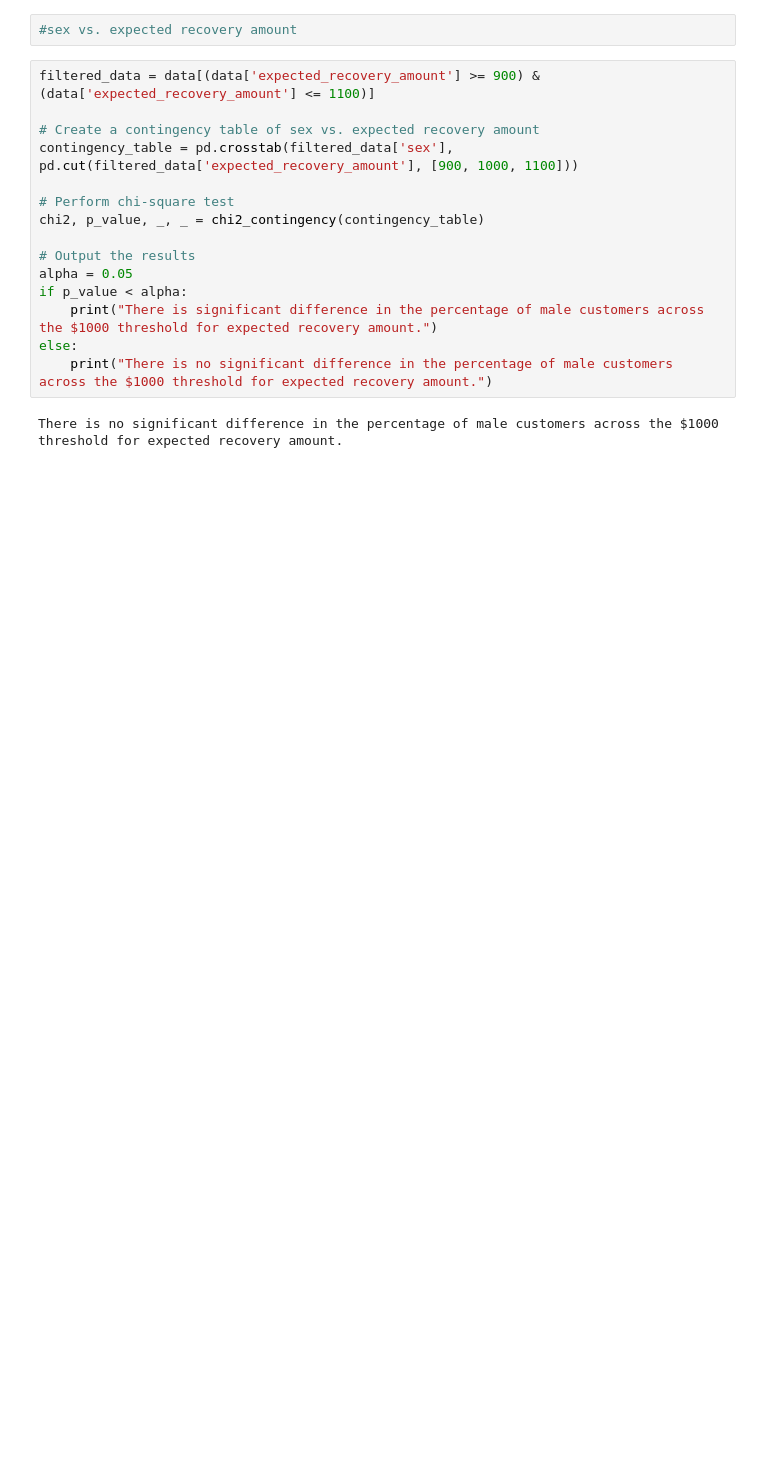
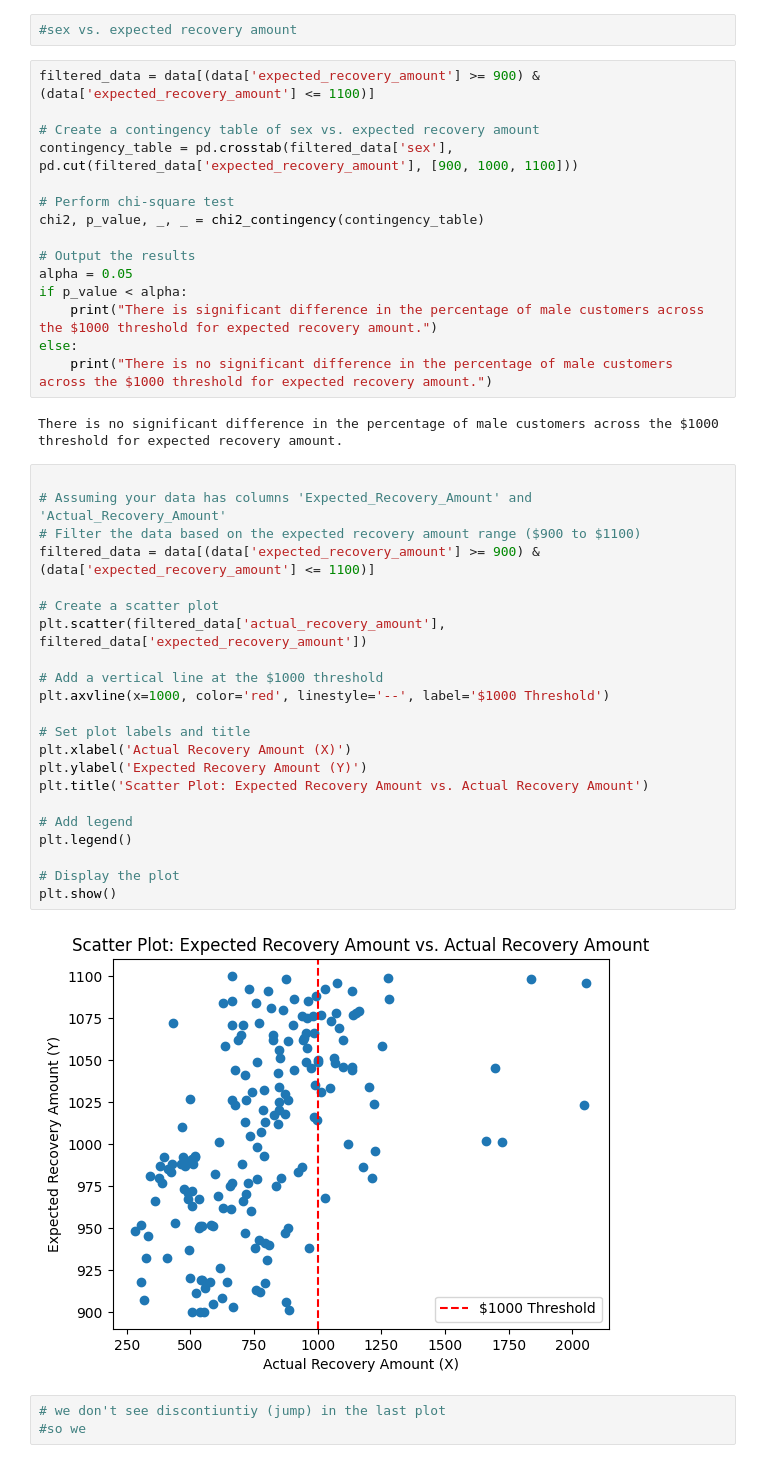
Before and after one commit to Technocolabs100/Analysis-of-Bank-Debit-Collections, a Jupyter notebook: project_of_Analysis_of_Bank_Debit_Collections_.ipynb, the cells around one changed output. Saved outputs shown, nothing was run; the diff lists cells and outputs as text; blank space fills up the shorter version.

```diff
--- a/project_of_Analysis_of_Bank_Debit_Collections_.ipynb
+++ b/project_of_Analysis_of_Bank_Debit_Collections_.ipynb
@@ -86,3 +90,30 @@ else:
     print("There is no significant difference in the percentage of male customers across the $1000 threshold for expected recovery amount.")
 # %% [output]
 There is no significant difference in the percentage of male customers across the $1000 threshold for expected recovery amount.
+# %%
+
+# Assuming your data has columns 'Expected_Recovery_Amount' and 'Actual_Recovery_Amount'
+# Filter the data based on the expected recovery amount range ($900 to $1100)
+filtered_data = data[(data['expected_recovery_amount'] >= 900) & (data['expected_recovery_amount'] <= 1100)]
+
+# Create a scatter plot
+plt.scatter(filtered_data['actual_recovery_amount'], filtered_data['expected_recovery_amount'])
+
+# Add a vertical line at the $1000 threshold
+plt.axvline(x=1000, color='red', linestyle='--', label='$1000 Threshold')
+
+# Set plot labels and title
+plt.xlabel('Actual Recovery Amount (X)')
+plt.ylabel('Expected Recovery Amount (Y)')
+plt.title('Scatter Plot: Expected Recovery Amount vs. Actual Recovery Amount')
+
+# Add legend
+plt.legend()
+
+# Display the plot
+plt.show()
+# %% [output]
+[figure, added]
+# %%
+# we don't see discontiuntiy (jump) in the last plot
+#so we
```
Also changed, not shown: parts of 3 cells of this notebook.
